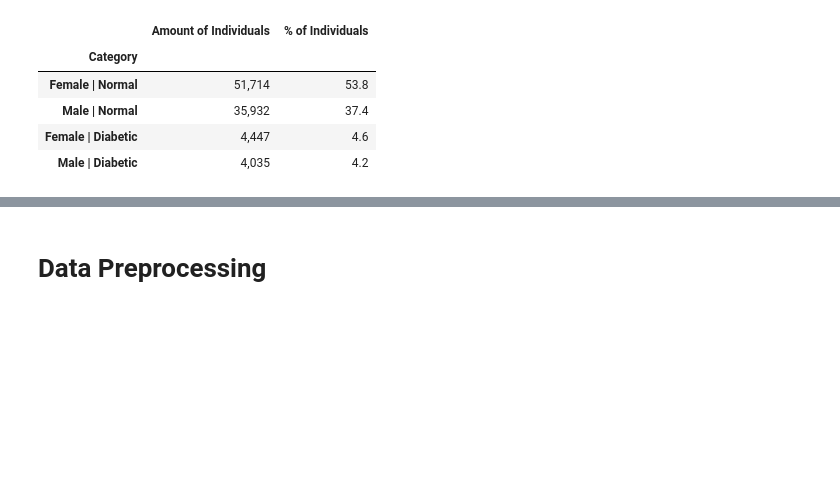
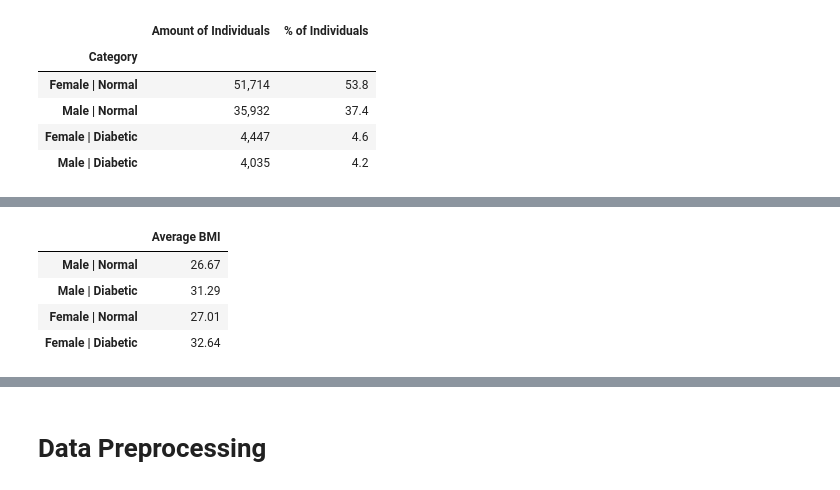
Before and after one commit to MaxBoonjindasup/diabetes_prediction, a Jupyter notebook: Diabetes Prediction.ipynb, the cells around one changed output, grey strips where cells are left out. Saved outputs shown, nothing was run; the diff lists cells and outputs as text; code cells hidden in the pictures; blank space fills up the shorter version.

```diff
--- a/Diabetes Prediction.ipynb
+++ b/Diabetes Prediction.ipynb
@@ -426,3 +426,70 @@ fig_smoking.update_layout(
 fig_smoking.show()
 # %% [output]
 [interactive output not drawn]
+# %%
+fig_bmi = px.box(
+    df,
+    x = 'diabetes',
+    y = 'bmi',
+    title = 'BMI, Diabetes, & Sex',
+    labels = {'diabetes': 'Condition', 'bmi': 'BMI'},
+    color = 'gender'
+)
+
+fig_bmi.update_layout(title_x = 0.5, legend_title = '')
+
+fig_bmi.update_xaxes(tickvals = [0, 1], ticktext = ['Normal', 'Diabetic'])
+
+# Calculate and store averages in a dictionary
+averages = {
+    'Male | Normal': df[conditions[0]]['bmi'].mean(),
+    'Male | Diabetic': df[conditions[1]]['bmi'].mean(),
+    'Female | Normal': df[conditions[2]]['bmi'].mean(),
+    'Female | Diabetic': df[conditions[3]]['bmi'].mean()
+}
+
+# # Create annotations for BMI averages
+# annotations = [
+#     {
+#         'x': -0.19,
+#         'y': averages['Female | Normal'] + 5,
+#         'xref': 'x',
+#         'yref': 'y',
+#         'text': f'Avg BMI: {averages["Female | Normal"]:.2f}',
+#         'showarrow': False
+#     },
+#     {
+#         'x': 0.16,
+#         'y': averages['Male | Normal'] + 5,
+#         'xref': 'x',
+#         'yref': 'y',
+#         'text': f'Avg BMI: {averages["Male | Normal"]:.2f}',
+#         'showarrow': False
+#     },
+#     {
+#         'x': 0.81,
+#         'y': averages['Female | Diabetic'] + 8,
+#         'xref': 'x',
+#         'yref': 'y',
+#         'text': f'Avg BMI: {averages["Female | Diabetic"]:.2f}',
+#         'showarrow': False
+#     },
+#     {
+#         'x': 1.16,
+#         'y': averages['Male | Diabetic'] + 7,
+#         'xref': 'x',
+#         'yref': 'y',
+#         'text': f'Avg BMI: {averages["Male | Diabetic"]:.2f}',
+#         'showarrow': False
+# #     }
+# # ]
+
+# # Add annotations and show the plot
+# fig_bmi.update_layout(annotations = annotations)
+
+fig_bmi.show()
+
+averages_df = pd.DataFrame.from_dict(averages, orient = 'index', columns = ['Average BMI']).round(2)
+
+averages_df
+# %% [output]
@@ -429 +497,6 @@ fig_smoking.show()
+|  | Average BMI |
+| Male | Normal | 26.67 |
+| Male | Diabetic | 31.29 |
+| Female | Normal | 27.01 |
+| Female | Diabetic | 32.64 |
 # %%
```
Also changed, not shown: parts of 3 cells of this notebook.
